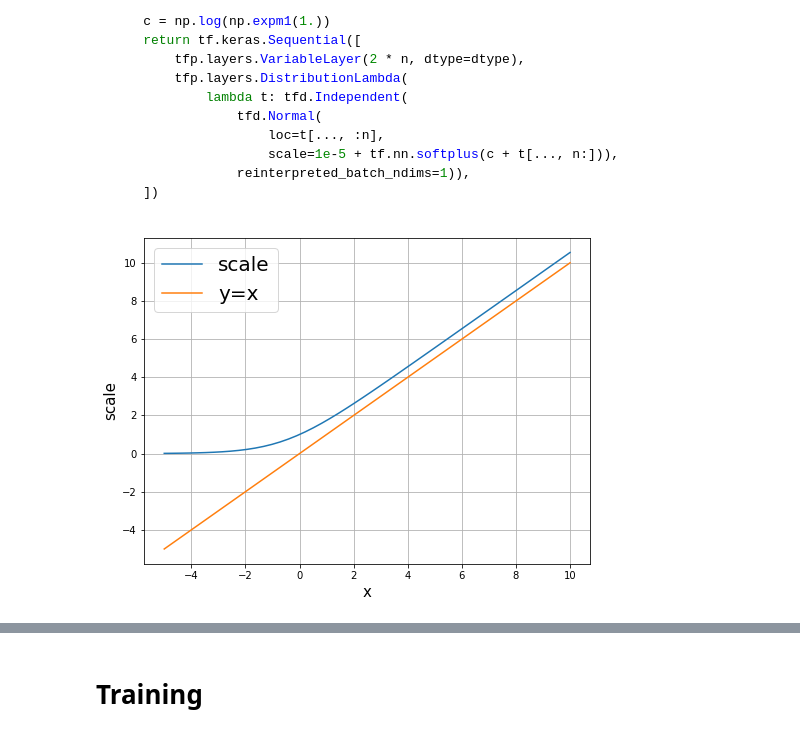
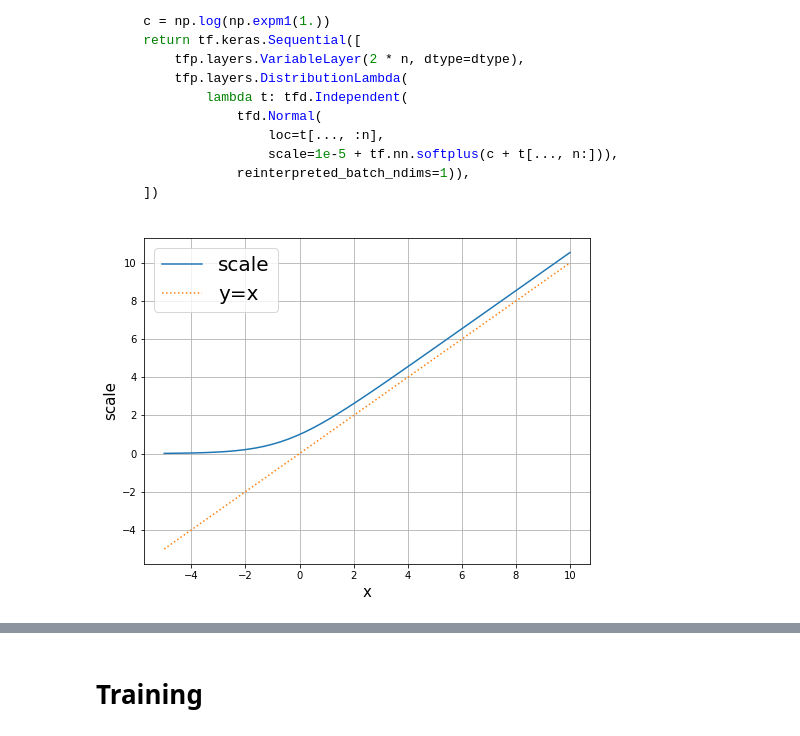
Before and after one commit to slowmoyang/bayesian-deep-learning, a Jupyter notebook: examples/notebooks/out-of-distribution.ipynb, the cells around one changed output, grey strips where cells are left out. Drawn from its saved outputs; the diff is of its cells as text; code cells hidden in the pictures.

```diff
--- a/examples/notebooks/out-of-distribution.ipynb
+++ b/examples/notebooks/out-of-distribution.ipynb
@@ -145,19 +145,19 @@ def posterior_mean_field(kernel_size, bias_size=0, dtype=None):
 # %%
 c = np.log(np.expm1(1.0))
 
 x_plot = np.linspace(-5, 10)
 scale = (1e-5 + tf.nn.softplus(c + x_plot)).numpy()
 
 fig, ax = plt.subplots(figsize=(8, 6))
 
 ax.plot(x_plot, scale, label='scale')
-ax.plot(x_plot, x_plot, label='y=x')
+ax.plot(x_plot, x_plot, label='y=x', ls=':')
 ax.set_xlabel('x', fontsize=15)
 ax.set_ylabel('scale', fontsize=15)
 ax.legend(fontsize=20)
 ax.grid()
 # %% [output]
-[figure, old version]
+[figure, new version]
 # %%
 model = tf.keras.Sequential([
     tf.keras.layers.Input(shape=input_shape),
```
Also changed, not shown: parts of 9 cells of this notebook.
